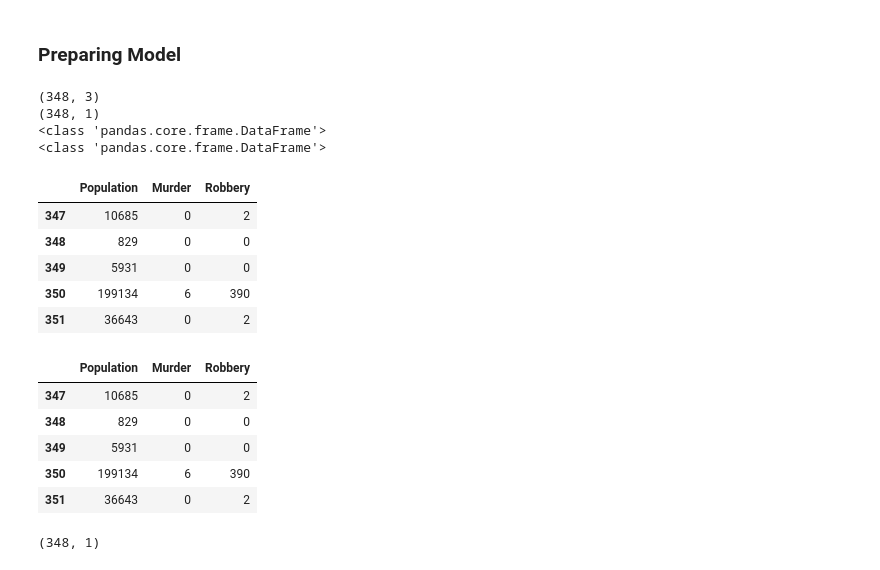
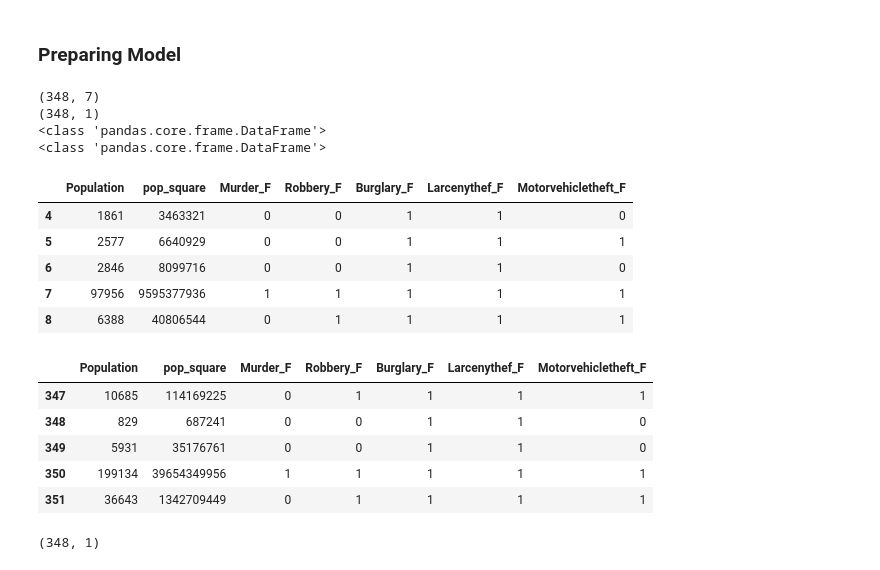
Before and after one commit to nutan06/linearregression, a Jupyter notebook: Linear_regression.ipynb, the cells around one changed output. Saved outputs shown, nothing was run; the diff lists cells and outputs as text; code cells hidden in the pictures.

```diff
--- a/Linear_regression.ipynb
+++ b/Linear_regression.ipynb
@@ -42,6 +42,9 @@ data = data.rename(columns = {'Table 8':'City','Unnamed: 1':'Population','Unname
 # %%
 data['Robbery_F'] = data['Robbery'].map(lambda x: 1 if x > 0 else 0)
 data['Murder_F'] = data['Murder'].map(lambda x: 1 if x > 0 else 0)
+data['Burglary_F'] = data['Burglary'].map(lambda x: 1 if x > 0 else 0)
+data['Larcenythef_F'] = data['Larcenythef'].map(lambda x: 1 if x > 0 else 0)
+data['Motorvehicletheft_F'] = data['Motorvehicletheft'].map(lambda x: 1 if x > 0 else 0)
 data['pop_square'] = data['Population'].map(lambda x: x*x)
 # %%
 data.head(2)
@@ -66,33 +69,33 @@ $Propertycrime = α + Population + Population^2 + Murder +Robbery$
 # %% [markdown]
 ### Preparing Model
 # %%
-X = data[['Population' ,'Murder', 'Robbery']]
+X = data[['Population', 'pop_square','Murder_F', 'Robbery_F','Burglary_F','Larcenythef_F','Motorvehicletheft_F']]
 y = data[['Propertycrime']]
 print(X.shape)
 print(y.shape)
 print(type(X))
 print(type(y))
-X.tail()
+X.head()
 # %% [output]
-(348, 3)
+(348, 7)
 (348, 1)
 <class 'pandas.core.frame.DataFrame'>
 <class 'pandas.core.frame.DataFrame'>
-|  | Population | Murder | Robbery |
-| 347 | 10685 | 0 | 2 |
-| 348 | 829 | 0 | 0 |
-| 349 | 5931 | 0 | 0 |
-| 350 | 199134 | 6 | 390 |
-| 351 | 36643 | 0 | 2 |
+|  | Population | pop_square | Murder_F | Robbery_F | Burglary_F | Larcenythef_F | Motorvehicletheft_F |
+| 4 | 1861 | 3463321 | 0 | 0 | 1 | 1 | 0 |
+| 5 | 2577 | 6640929 | 0 | 0 | 1 | 1 | 1 |
+| 6 | 2846 | 8099716 | 0 | 0 | 1 | 1 | 0 |
+| 7 | 97956 | 9595377936 | 1 | 1 | 1 | 1 | 1 |
+| 8 | 6388 | 40806544 | 0 | 1 | 1 | 1 | 1 |
 # %%
 X.tail()
 # %% [output]
-|  | Population | Murder | Robbery |
-| 347 | 10685 | 0 | 2 |
-| 348 | 829 | 0 | 0 |
-| 349 | 5931 | 0 | 0 |
-| 350 | 199134 | 6 | 390 |
-| 351 | 36643 | 0 | 2 |
+|  | Population | pop_square | Murder_F | Robbery_F | Burglary_F | Larcenythef_F | Motorvehicletheft_F |
+| 347 | 10685 | 114169225 | 0 | 1 | 1 | 1 | 1 |
+| 348 | 829 | 687241 | 0 | 0 | 1 | 1 | 0 |
+| 349 | 5931 | 35176761 | 0 | 0 | 1 | 1 | 0 |
+| 350 | 199134 | 39654349956 | 1 | 1 | 1 | 1 | 1 |
+| 351 | 36643 | 1342709449 | 0 | 1 | 1 | 1 | 1 |
 # %%
 y.shape
 # %% [output]
```
Also changed, not shown: parts of 37 cells of this notebook.
